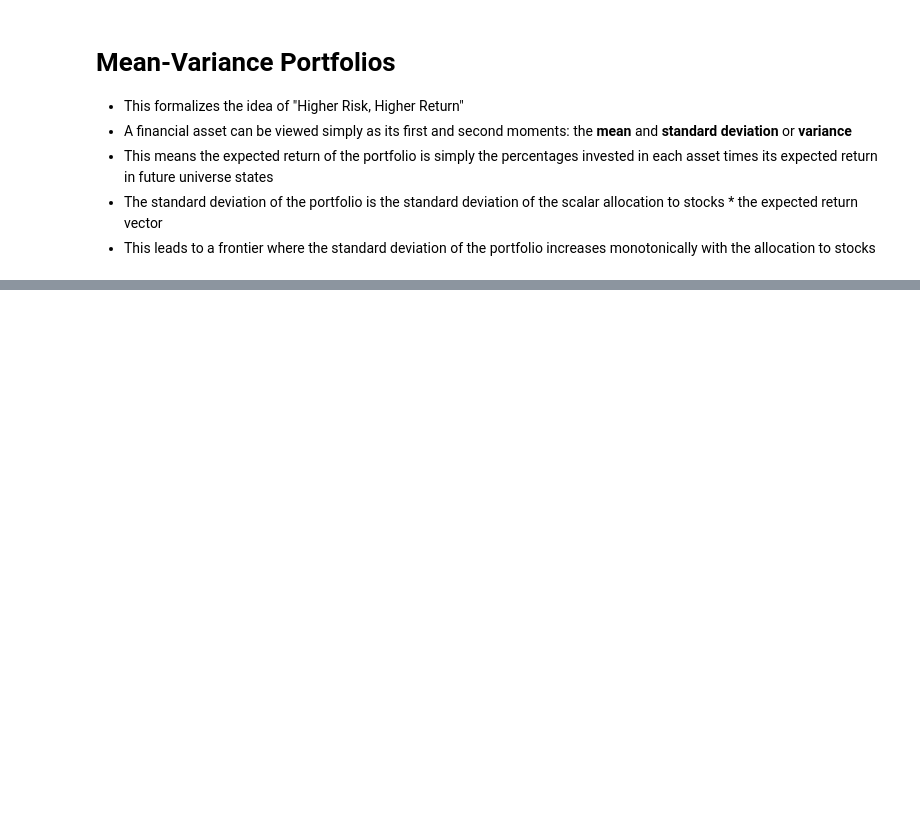
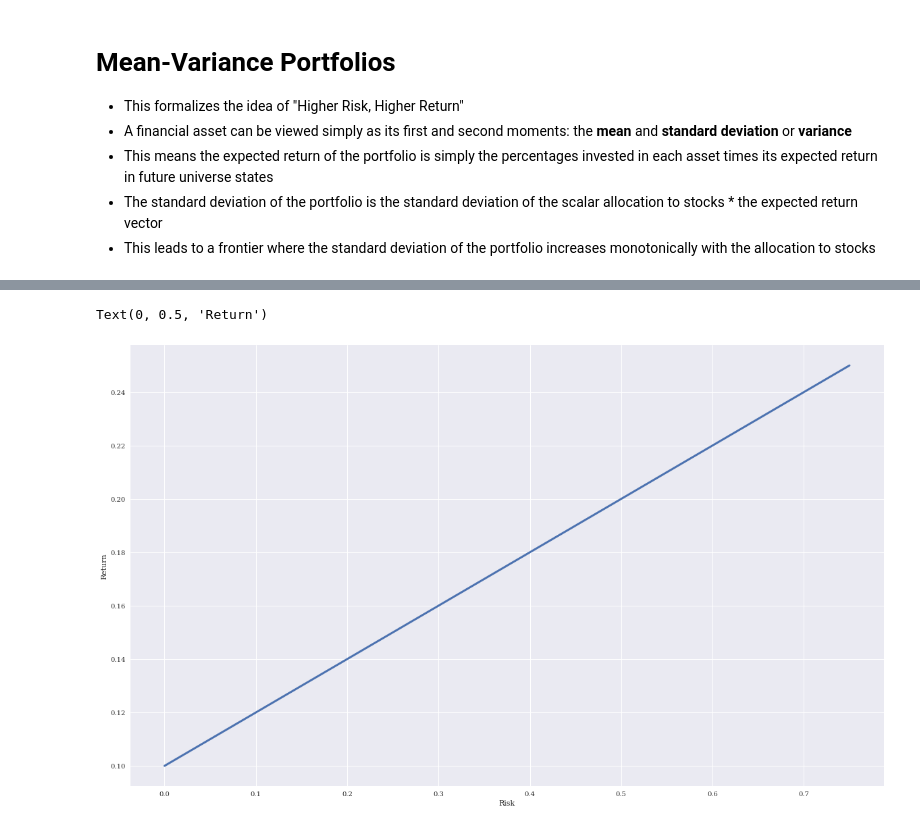
Before and after one commit to thomasmurphycodes/theoretical-market-models, a Jupyter notebook: 1. Finance and Python.ipynb, the cells around one changed output, grey strips where cells are left out. Saved outputs shown, nothing was run; the diff lists cells and outputs as text; code cells hidden in the pictures; blank space fills up the shorter version.

```diff
--- a/1. Finance and Python.ipynb
+++ b/1. Finance and Python.ipynb
@@ -166,0 +202,9 @@ NameError: name 'R' is not defined
+# %%
+# Finally, plotting risk against return
+plt.figure(figsize=(20,12))
+plt.plot(sigma, mu, lw =3.0, label='risk-return')
+plt.xlabel('Risk')
+plt.ylabel('Return')
+# %% [output]
+Text(0, 0.5, 'Return')
+[figure, added]
```
Also changed, not shown: parts of 5 cells of this notebook.
